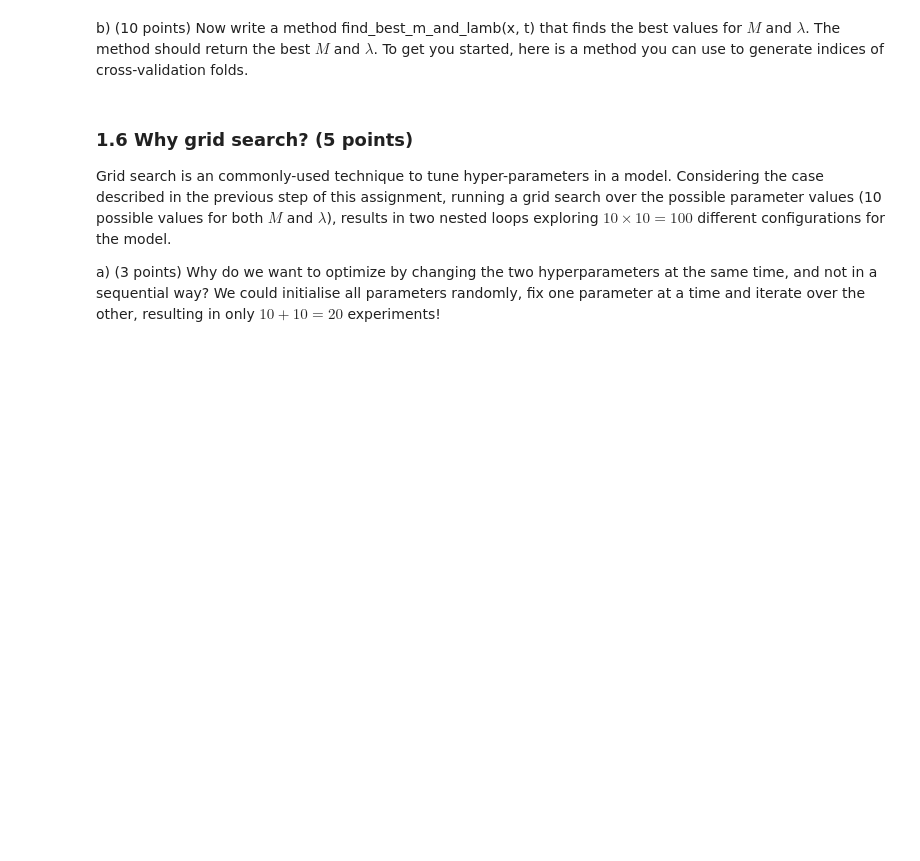
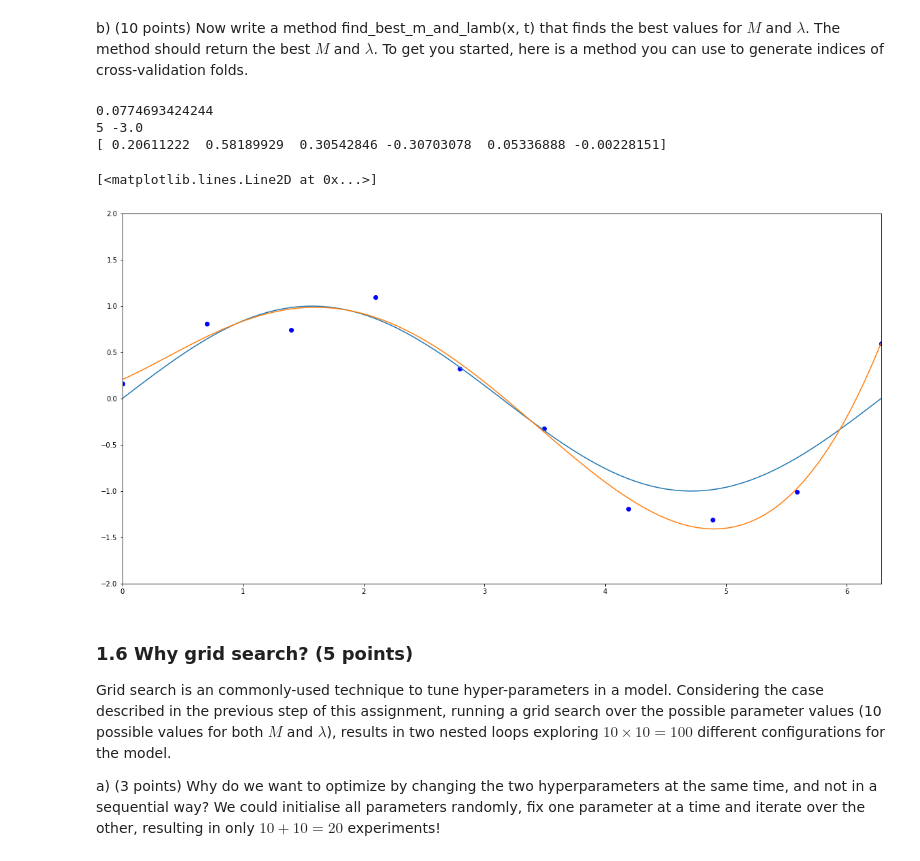
Before and after one commit to ndegier/ML1, a Jupyter notebook: 10683704_12311014_lab1.ipynb, the cells around one changed output. Saved outputs shown, nothing was run; the diff lists cells and outputs as text; code cells hidden in the pictures; blank space fills up the shorter version.

```diff
--- a/10683704_12311014_lab1.ipynb
+++ b/10683704_12311014_lab1.ipynb
@@ -251,3 +285,50 @@ def find_best_m_and_lamb(x, t):
+# %%
+def cross_validation(k, x, t, M, lamb):
+    train_folds, valid_folds = kfold_indices(N, k)
+    configuration_errors = []
+    for i in range(k):
+        x_train = x.take(train_folds[i])
+        t_train = t.take(train_folds[i])
+        x_valid = x.take(valid_folds[i])
+        t_valid = t.take(valid_folds[i])
+        configuration_errors.append(pred_error(x_train, x_valid, t_train, t_valid, M, lamb))
+    configuration_error = mean(configuration_errors)
+    return configuration_error
+
+def find_best_m_and_lamb(x, t):
+    best_error = 10000
+    k = 5
+    for M in range(10):
+        for z in range(-10, 0):
+            lamb = exp(z)
+            configuration_error = cross_validation(k, x, t, M, lamb)
+            if configuration_error < best_error:
+                best_error = configuration_error
+                M_best = M
+                lamb_best = lamb
+
+    print(best_error)
+    return M_best, lamb_best
+# %%
+N = 10
+x, t = gen_sine(N)
+M_best, lamb_best = find_best_m_and_lamb(x, t)
+print(M_best, log(lamb_best))
+plt.ylim((-2,2))
+plt.xlim((0, 2*pi))
+z = np.linspace(0, 2*pi, 100)
+
+w, Phi = fit_polynomial_reg(x,t,M_best, lamb_best)
+print(w)
+plt.plot(x,t, 'bo')
+plt.plot(z, sin(z))
+plt.plot(z, y(z, w))
+# %% [output]
+0.0774693424244
+5 -3.0
+[ 0.20611222  0.58189929  0.30542846 -0.30703078  0.05336888 -0.00228151]
+[<matplotlib.lines.Line2D at 0x...>]
+[figure, added]
 # %%
 ### If you want you can write your own test here
 # %% [markdown]
```
Also changed, not shown: parts of 14 cells of this notebook.
